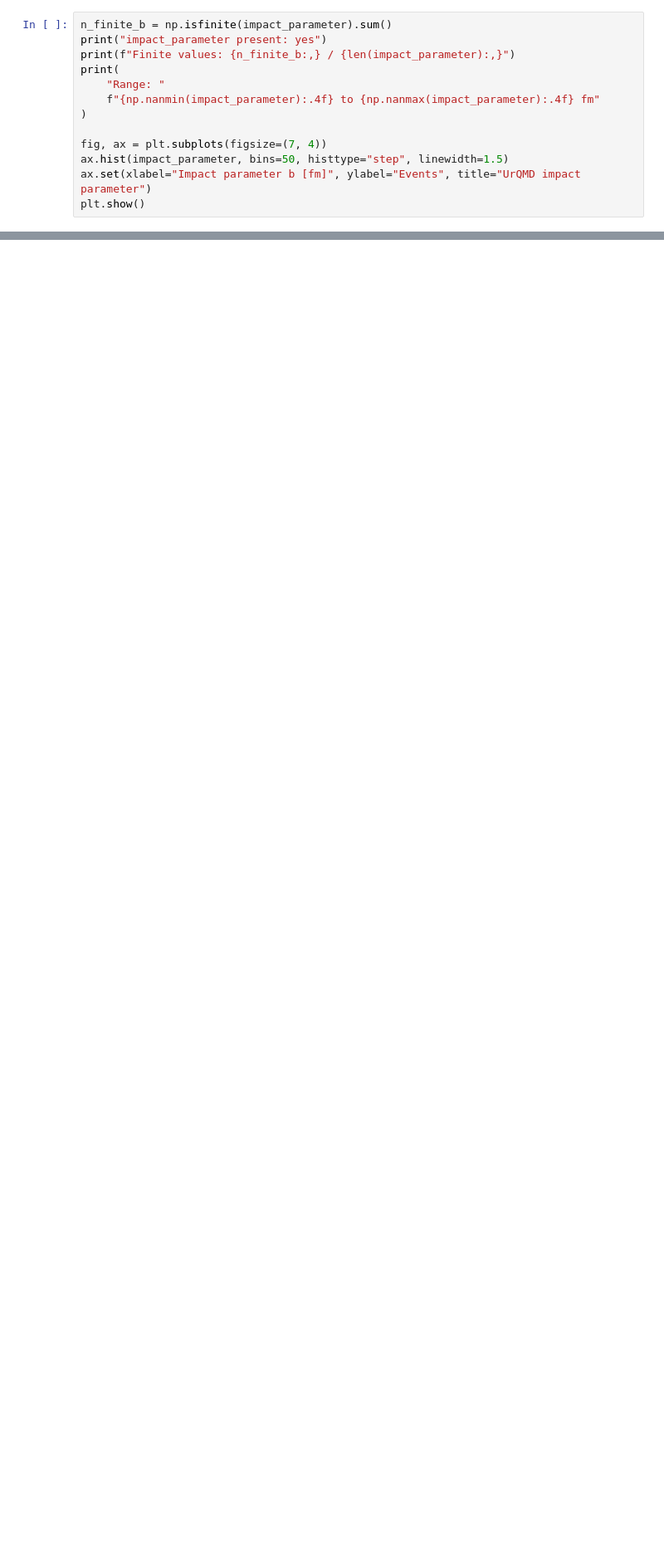
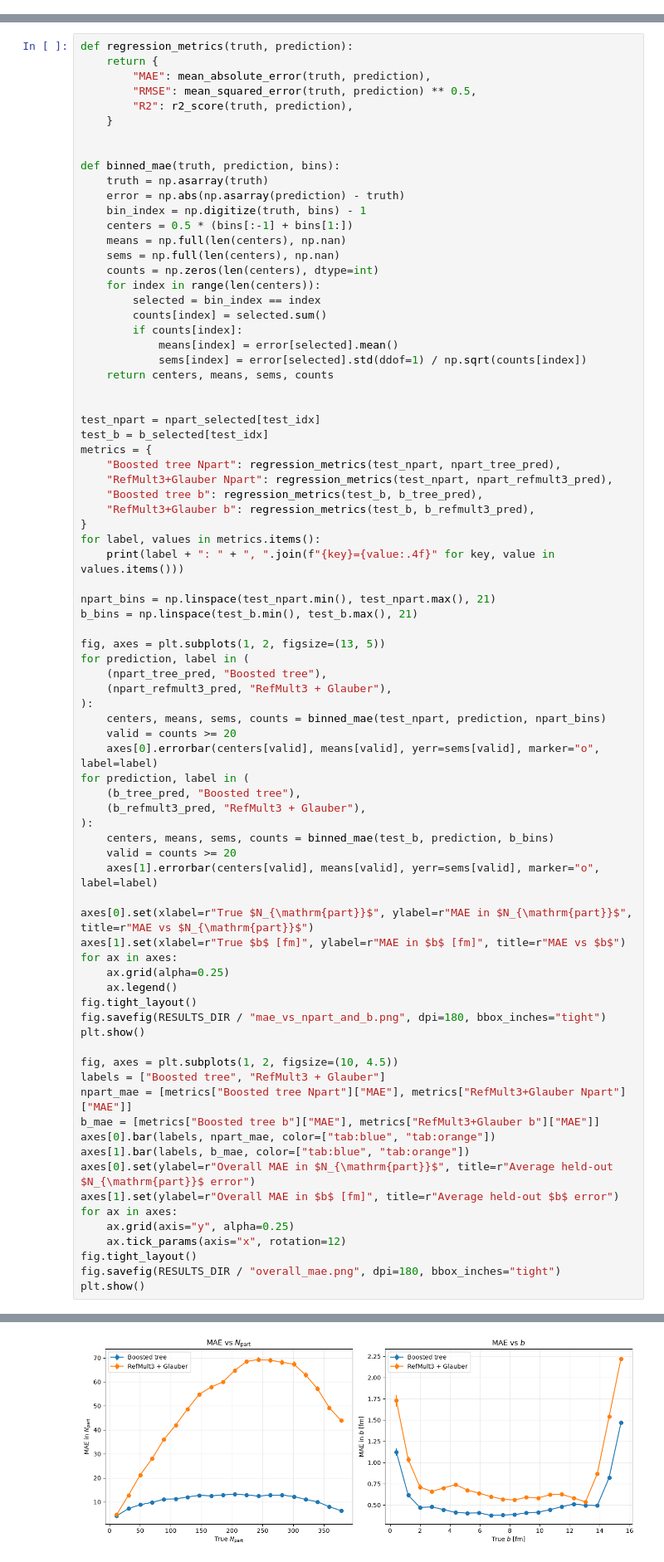
Before and after one commit to DylanDelgado/Deep_Learning_Npart, a Jupyter notebook: notebooks/Boosted_Tree_Npart.ipynb, the cells around one changed output, grey strips where cells are left out. Shown at 83% size. Drawn from its saved outputs; the diff is of its cells as text; blank space fills up the shorter version.

Commit message:
feat(analysis): add Glauber BDT benchmark

```diff
--- a/notebooks/Boosted_Tree_Npart.ipynb
+++ b/notebooks/Boosted_Tree_Npart.ipynb
@@ -62,13 +0,0 @@ Yes—the UrQMD data has impact parameter saved. The raw ROOT tree uses branch `
-# %%
-n_finite_b = np.isfinite(impact_parameter).sum()
-print("impact_parameter present: yes")
-print(f"Finite values: {n_finite_b:,} / {len(impact_parameter):,}")
-print(
-    "Range: "
-    f"{np.nanmin(impact_parameter):.4f} to {np.nanmax(impact_parameter):.4f} fm"
-)
-
-fig, ax = plt.subplots(figsize=(7, 4))
-ax.hist(impact_parameter, bins=50, histtype="step", linewidth=1.5)
-ax.set(xlabel="Impact parameter b [fm]", ylabel="Events", title="UrQMD impact parameter")
-plt.show()
@@ -205,0 +364,80 @@ plt.show()
+# %%
+def regression_metrics(truth, prediction):
+    return {
+        "MAE": mean_absolute_error(truth, prediction),
+        "RMSE": mean_squared_error(truth, prediction) ** 0.5,
+        "R2": r2_score(truth, prediction),
+    }
+
+
+def binned_mae(truth, prediction, bins):
+    truth = np.asarray(truth)
+    error = np.abs(np.asarray(prediction) - truth)
+    bin_index = np.digitize(truth, bins) - 1
+    centers = 0.5 * (bins[:-1] + bins[1:])
+    means = np.full(len(centers), np.nan)
+    sems = np.full(len(centers), np.nan)
+    counts = np.zeros(len(centers), dtype=int)
+    for index in range(len(centers)):
+        selected = bin_index == index
+        counts[index] = selected.sum()
+        if counts[index]:
+            means[index] = error[selected].mean()
+            sems[index] = error[selected].std(ddof=1) / np.sqrt(counts[index])
+    return centers, means, sems, counts
+
+
+test_npart = npart_selected[test_idx]
+test_b = b_selected[test_idx]
+metrics = {
+    "Boosted tree Npart": regression_metrics(test_npart, npart_tree_pred),
+    "RefMult3+Glauber Npart": regression_metrics(test_npart, npart_refmult3_pred),
+    "Boosted tree b": regression_metrics(test_b, b_tree_pred),
+    "RefMult3+Glauber b": regression_metrics(test_b, b_refmult3_pred),
+}
+for label, values in metrics.items():
+    print(label + ": " + ", ".join(f"{key}={value:.4f}" for key, value in values.items()))
+
+npart_bins = np.linspace(test_npart.min(), test_npart.max(), 21)
+b_bins = np.linspace(test_b.min(), test_b.max(), 21)
+
+fig, axes = plt.subplots(1, 2, figsize=(13, 5))
+for prediction, label in (
+    (npart_tree_pred, "Boosted tree"),
+    (npart_refmult3_pred, "RefMult3 + Glauber"),
+):
+    centers, means, sems, counts = binned_mae(test_npart, prediction, npart_bins)
+    valid = counts >= 20
+    axes[0].errorbar(centers[valid], means[valid], yerr=sems[valid], marker="o", label=label)
+for prediction, label in (
+    (b_tree_pred, "Boosted tree"),
+    (b_refmult3_pred, "RefMult3 + Glauber"),
+):
+    centers, means, sems, counts = binned_mae(test_b, prediction, b_bins)
+    valid = counts >= 20
+    axes[1].errorbar(centers[valid], means[valid], yerr=sems[valid], marker="o", label=label)
+
+axes[0].set(xlabel=r"True $N_{\mathrm{part}}$", ylabel=r"MAE in $N_{\mathrm{part}}$", title=r"MAE vs $N_{\mathrm{part}}$")
+axes[1].set(xlabel=r"True $b$ [fm]", ylabel=r"MAE in $b$ [fm]", title=r"MAE vs $b$")
+for ax in axes:
+    ax.grid(alpha=0.25)
+    ax.legend()
+fig.tight_layout()
+fig.savefig(RESULTS_DIR / "mae_vs_npart_and_b.png", dpi=180, bbox_inches="tight")
+plt.show()
+
+fig, axes = plt.subplots(1, 2, figsize=(10, 4.5))
+labels = ["Boosted tree", "RefMult3 + Glauber"]
+npart_mae = [metrics["Boosted tree Npart"]["MAE"], metrics["RefMult3+Glauber Npart"]["MAE"]]
+b_mae = [metrics["Boosted tree b"]["MAE"], metrics["RefMult3+Glauber b"]["MAE"]]
+axes[0].bar(labels, npart_mae, color=["tab:blue", "tab:orange"])
+axes[1].bar(labels, b_mae, color=["tab:blue", "tab:orange"])
+axes[0].set(ylabel=r"Overall MAE in $N_{\mathrm{part}}$", title=r"Average held-out $N_{\mathrm{part}}$ error")
+axes[1].set(ylabel=r"Overall MAE in $b$ [fm]", title=r"Average held-out $b$ error")
+for ax in axes:
+    ax.grid(axis="y", alpha=0.25)
+    ax.tick_params(axis="x", rotation=12)
+fig.tight_layout()
+fig.savefig(RESULTS_DIR / "overall_mae.png", dpi=180, bbox_inches="tight")
+plt.show()
+# %% [output]
@@ -205,0 +448 @@ plt.show()
+[figure, added]
```
Also changed, not shown: parts of 31 cells of this notebook, 7 other files.
